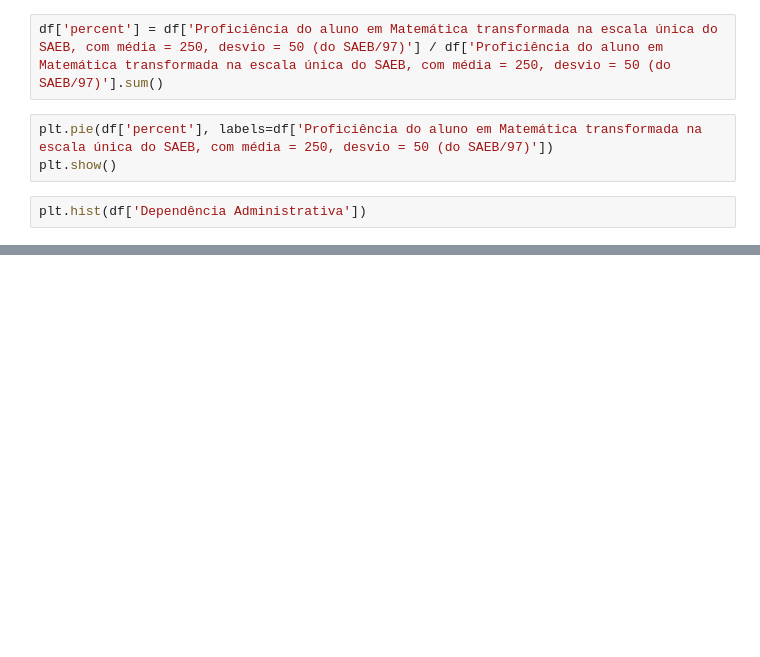
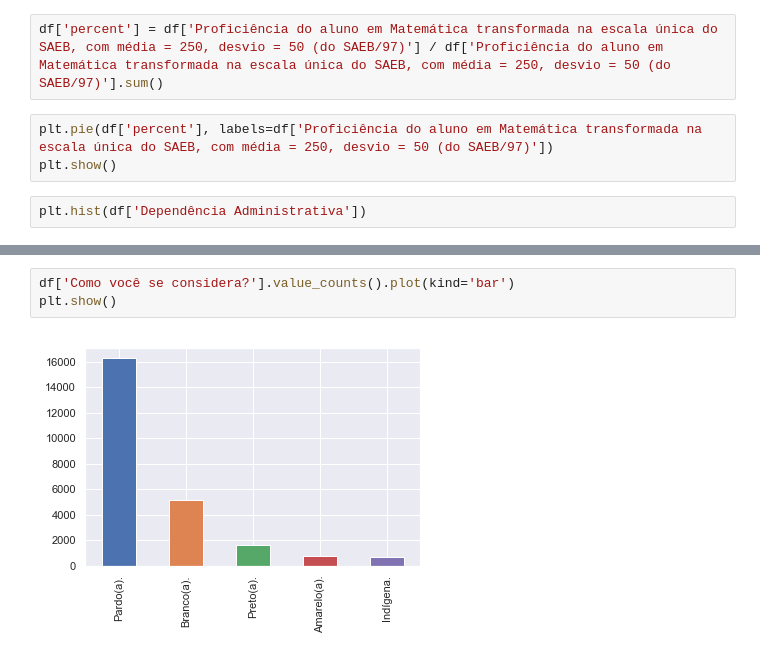
Before and after one commit to araujoyuri/graficos-tabelas-e-medidas, a Jupyter notebook: notebooks/graficos-tabelas-e-medidas.ipynb, the cells around one changed output, grey strips where cells are left out. Drawn from its saved outputs; the diff is of its cells as text; blank space fills up the shorter version.

```diff
--- a/notebooks/graficos-tabelas-e-medidas.ipynb
+++ b/notebooks/graficos-tabelas-e-medidas.ipynb
@@ -44,0 +58,5 @@ df['Dependência Administrativa'].value_counts().plot(kind='bar')
+# %%
+df['Como você se considera?'].value_counts().plot(kind='bar')
+plt.show()
+# %% [output]
+[figure, added]
```
Also changed, not shown: parts of 16 cells of this notebook.
